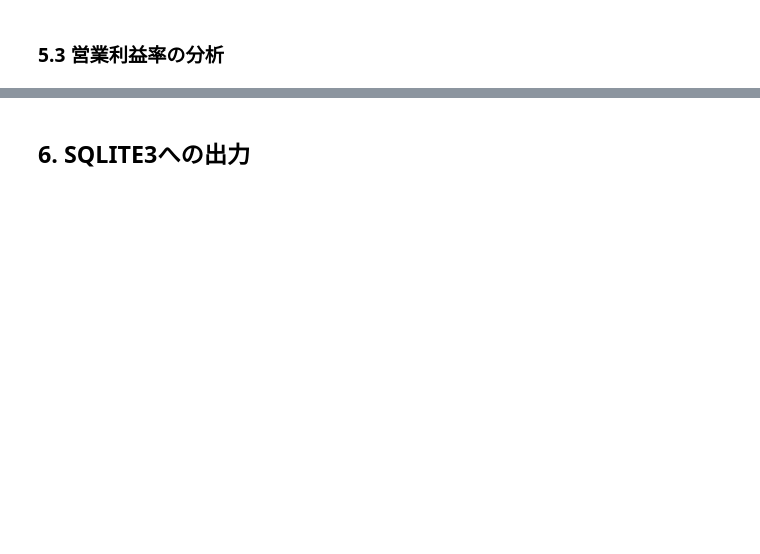
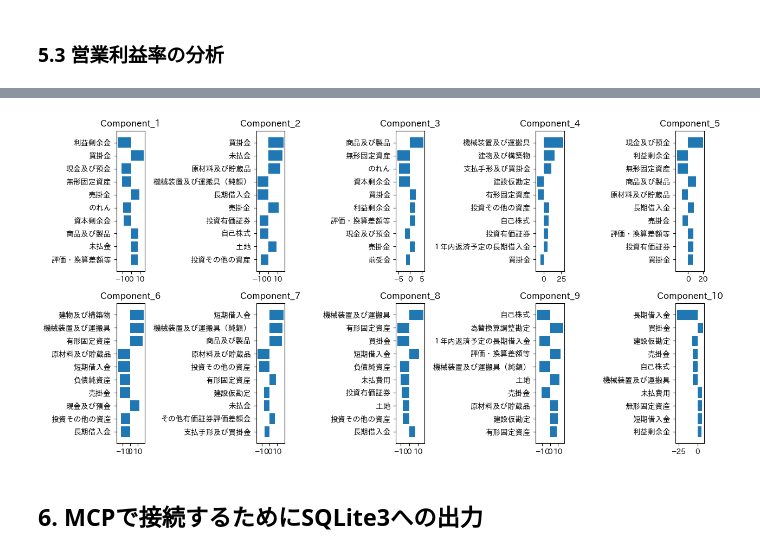
Before and after one commit to nororo/edinet_xbrl_prep, a Jupyter notebook: xbrl_analysis.ipynb, the cells around one changed output, grey strips where cells are left out. Drawn from its saved outputs; the diff is of its cells as text; code cells hidden in the pictures; blank space fills up the shorter version.

```diff
--- a/xbrl_analysis.ipynb
+++ b/xbrl_analysis.ipynb
@@ -464,0 +496,24 @@ Text(0, 0.5, 'Profit rate (million yen)')
+# %%
+# 前期金額を結合
+cy_py = bs_cy_filled.set_index(['filerName','key']).join(
+    bs_py_filled.set_index(['filerName','key']).rename(columns={'data':'data_py'})[['data_py']]
+    ,how='left'
+    )
+# 総資産の結合
+cy_py = pd.merge(
+    cy_py.reset_index(),
+    bs_cy_filled.query("key == 'jppfs_cor:Assets'").set_index(['filerName','key']).rename(columns={'data':'total_asset'})[['total_asset']],
+    on=['filerName'],
+    how='left'
+    )
+# スケーリングした増減の計算
+cy_py = cy_py.assign(
+    data_diff=(cy_py.data - cy_py.data_py)/cy_py.total_asset,
+)
+# %%
+# 総額科目を削除
+drop_colums = ['減価償却累計額','その他','その他（純額）','貸倒引当金','資産','流動資産','固定資産','流動負債','固定負債','負債','純資産','株主資本']
+cy_py = cy_py.query("label_jp not in @drop_colums")
+# %%
+# ピボットテーブルの作成
+cy_py_pivot=pd.pivot_table(cy_py,index='filerName',columns='label_jp',values='data_diff').fillna(0)
@@ -465,2 +531,22 @@ Text(0, 0.5, 'Profit rate (million yen)')
+# %%
+from sklearn.decomposition import FastICA
+
+# ICAの実行
+ICA = FastICA(n_components=10, random_state=0)
+X_transformed = ICA.fit_transform(cy_py_pivot)
+# %%
+fig, ax = plt.subplots(2, 5, figsize=(12.5,6.5))
+for itr_comp_num in range(len(ICA.components_)):
+    row = itr_comp_num // 5
+    col = itr_comp_num % 5
+    comp_df = pd.DataFrame(ICA.components_,columns=cy_py_pivot.columns).T[[itr_comp_num]]
+    comp_df['abs'] = np.abs(comp_df[itr_comp_num])
+    comp_sr = comp_df.sort_values(by='abs',ascending=False).head(10).sort_values(by='abs',ascending=True)[itr_comp_num]
+    ax[row,col].barh(comp_sr.index,comp_sr.values)
+    ax[row,col].title.set_text("Component_" + str(itr_comp_num+1))
+fig.tight_layout()
+plt.show()
+# %% [output]
+[figure, added]
 # %% [markdown]
-## 6. SQLITE3への出力
+## 6. MCPで接続するためにSQLite3への出力
```
Also changed, not shown: parts of 24 cells of this notebook, 3 other files.
